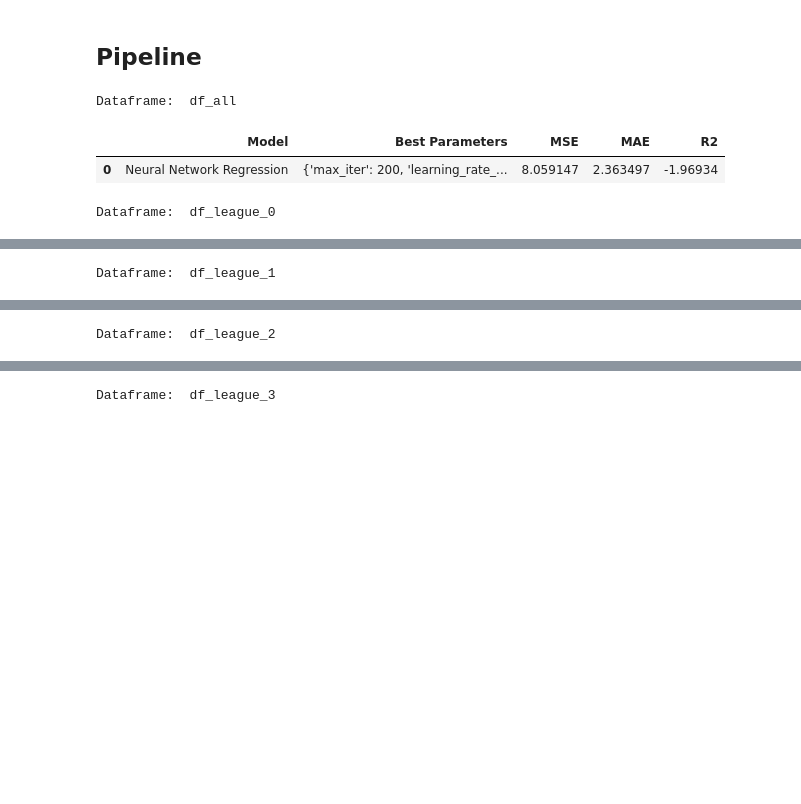
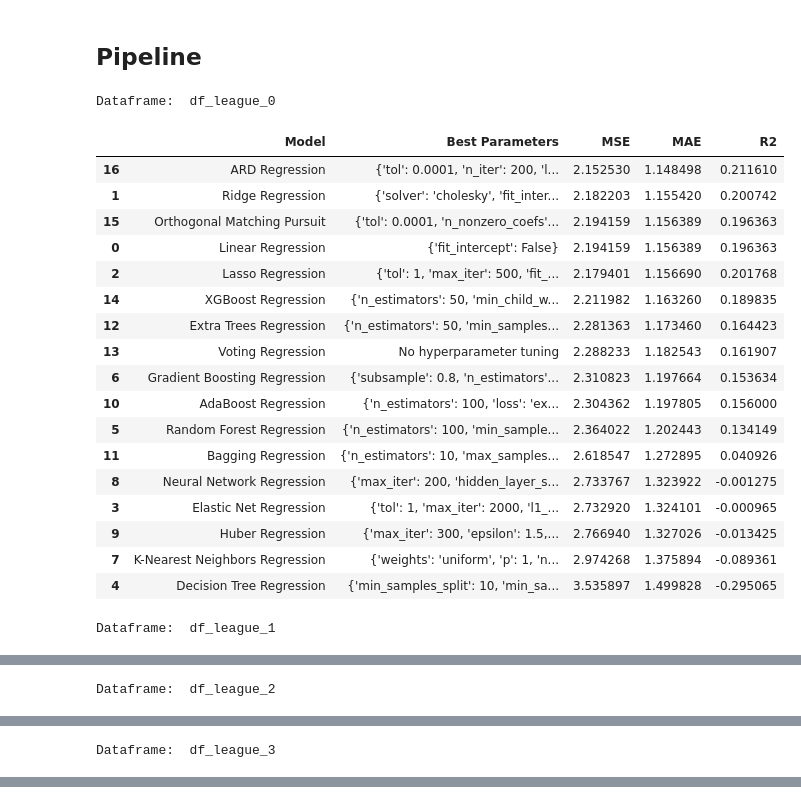
Before and after one commit to MaksimObukhov/football-predictor-ml, a Jupyter notebook: notebooks/regression.ipynb, the cells around one changed output, grey strips where cells are left out. Saved outputs shown, nothing was run; the diff lists cells and outputs as text; code cells hidden in the pictures; blank space fills up the shorter version.

Commit message:
try more models

```diff
--- a/notebooks/regression.ipynb
+++ b/notebooks/regression.ipynb
@@ -66,15 +80,31 @@ def run_pipeline(df, df_name, target, model_name, model, param_dist, test_size=0
     columns_to_drop = ['Full_Time_Home_Team_Goals', 'Full_Time_Away_Team_Goals',
                        'Full_Time_Result_A', 'Full_Time_Result_D', 'Full_Time_Result_H',]
 
+    df = df.sort_values(by='Match_Date', ascending=True)
+
+    teams_to_drop = df.columns[df.columns.str.startswith('HomeTeam_') | df.columns.str.startswith('AwayTeam_')]
+    df = df.drop(columns=teams_to_drop)
+
     X = df.drop(columns=[target] + columns_to_drop, axis=1)
     y = df[target]
     X_train, X_test, y_train, y_test = train_test_split(X, y, test_size=test_size, random_state=random_state)
+
+
+
+    # train_split = df[df['Season_2122'] != 1]
+    # test_split = df[df['Season_2122'] == 1]
+    #
+    # X_train = train_split.drop(columns=[target] + columns_to_drop, axis=1)
+    # y_train = train_split[target]
+    #
+    # X_test = test_split.drop(columns=[target] + columns_to_drop, axis=1)
+    # y_test = test_split[target]
 
     # Define TimeSeriesSplit
     tscv = TimeSeriesSplit(n_splits=5)
 
     # Perform random search
-    random_search = RandomizedSearchCV(model, param_dist, n_iter=10, cv=tscv, scoring='neg_mean_squared_error', random_state=random_state)
+    random_search = RandomizedSearchCV(model, param_dist, n_iter=5, cv=tscv, scoring='neg_mean_squared_error', random_state=random_state)
     random_search.fit(X_train, y_train)
 
     # Evaluate model
@@ -103,48 +247,45 @@ def run_pipeline(df, df_name, target, model_name, model, param_dist, test_size=0
 # %%
-# Define models and hyperparameter distributions
-models = [
-    ('Linear Regression', LinearRegression()),
-    ('Random Forest', RandomForestRegressor()),
-    ('XGBoost', XGBRegressor())
-]
-
-param_dist = {
-    'Linear Regression': {'fit_intercept': [True, False]},
-
-    'Random Forest': {'n_estimators': [10, 50, 100],
-                      'max_depth': [None, 10, 20],
-                      'min_samples_split': [2, 5, 10]},
-
-
-    'XGBoost': {'n_estimators': [50, 100, 200],
-                'learning_rate': [0.01, 0.1, 0.2],
-                'max_depth': [3, 5, 7],
-                'min_child_weight': [1, 3, 5]},
-
-}
-
+# teams_to_drop = df_league_0.columns[df_league_0.columns.str.startswith('HomeTeam_') | df_league_0.columns.str.startswith('AwayTeam_')]
+# df_league_0 = df_league_0.drop(columns=teams_to_drop)
 
 dfs = [
-    (df_all, 'df_all'),
+    # (df_all, 'df_all'),
     (df_league_0, 'df_league_0'),
     (df_league_1, 'df_league_1'),
     (df_league_2, 'df_league_2'),
     (df_league_3, 'df_league_3')
 ]
 
 target = 'Full_Time_Total_Goals'
 
 # Run the pipeline for each model
 for df, df_name in dfs:
     result_df = pd.DataFrame()
     for model_name, model in tqdm(models, desc=f'Processing dataframe {df_name}'):
         result = run_pipeline(df, df_name, target, model_name, model, param_dist[model_name], test_size=0.3, random_state=42)
         result_df = pd.concat([result_df, result], ignore_index=True)
+        # display(result_df)
     print('\nDataframe: ', df_name)
-    display(result_df.sort_values(by='MSE', ascending=True))
+    display(result_df.sort_values(by='MAE', ascending=True))
 # %% [output]
-Dataframe:  df_all
+Dataframe:  df_league_0
 |  | Model | Best Parameters | MSE | MAE | R2 |
-| 0 | Neural Network Regression | {'max_iter': 200, 'learning_rate_... | 8.059147 | 2.363497 | -1.96934 |
+| 16 | ARD Regression | {'tol': 0.0001, 'n_iter': 200, 'l... | 2.152530 | 1.148498 | 0.211610 |
+| 1 | Ridge Regression | {'solver': 'cholesky', 'fit_inter... | 2.182203 | 1.155420 | 0.200742 |
+| 15 | Orthogonal Matching Pursuit | {'tol': 0.0001, 'n_nonzero_coefs'... | 2.194159 | 1.156389 | 0.196363 |
+| 0 | Linear Regression | {'fit_intercept': False} | 2.194159 | 1.156389 | 0.196363 |
+| 2 | Lasso Regression | {'tol': 1, 'max_iter': 500, 'fit_... | 2.179401 | 1.156690 | 0.201768 |
+| 14 | XGBoost Regression | {'n_estimators': 50, 'min_child_w... | 2.211982 | 1.163260 | 0.189835 |
+| 12 | Extra Trees Regression | {'n_estimators': 50, 'min_samples... | 2.281363 | 1.173460 | 0.164423 |
+| 13 | Voting Regression | No hyperparameter tuning | 2.288233 | 1.182543 | 0.161907 |
+| 6 | Gradient Boosting Regression | {'subsample': 0.8, 'n_estimators'... | 2.310823 | 1.197664 | 0.153634 |
+| 10 | AdaBoost Regression | {'n_estimators': 100, 'loss': 'ex... | 2.304362 | 1.197805 | 0.156000 |
+| 5 | Random Forest Regression | {'n_estimators': 100, 'min_sample... | 2.364022 | 1.202443 | 0.134149 |
+| 11 | Bagging Regression | {'n_estimators': 10, 'max_samples... | 2.618547 | 1.272895 | 0.040926 |
+| 8 | Neural Network Regression | {'max_iter': 200, 'hidden_layer_s... | 2.733767 | 1.323922 | -0.001275 |
+| 3 | Elastic Net Regression | {'tol': 1, 'max_iter': 2000, 'l1_... | 2.732920 | 1.324101 | -0.000965 |
+| 9 | Huber Regression | {'max_iter': 300, 'epsilon': 1.5,... | 2.766940 | 1.327026 | -0.013425 |
+| 7 | K-Nearest Neighbors Regression | {'weights': 'uniform', 'p': 1, 'n... | 2.974268 | 1.375894 | -0.089361 |
+| 4 | Decision Tree Regression | {'min_samples_split': 10, 'min_sa... | 3.535897 | 1.499828 | -0.295065 |
-Dataframe:  df_league_0
+Dataframe:  df_league_1
 |  | Model | Best Parameters | MSE | MAE | R2 |
@@ -152,2 +309,2 @@ Dataframe:  df_league_0
-Dataframe:  df_league_1
+Dataframe:  df_league_2
 |  | Model | Best Parameters | MSE | MAE | R2 |
@@ -155,2 +328,2 @@ Dataframe:  df_league_1
-Dataframe:  df_league_2
+Dataframe:  df_league_3
 |  | Model | Best Parameters | MSE | MAE | R2 |
@@ -158 +346,0 @@ Dataframe:  df_league_2
-Dataframe:  df_league_3
```
Also changed, not shown: parts of 6 cells of this notebook.
